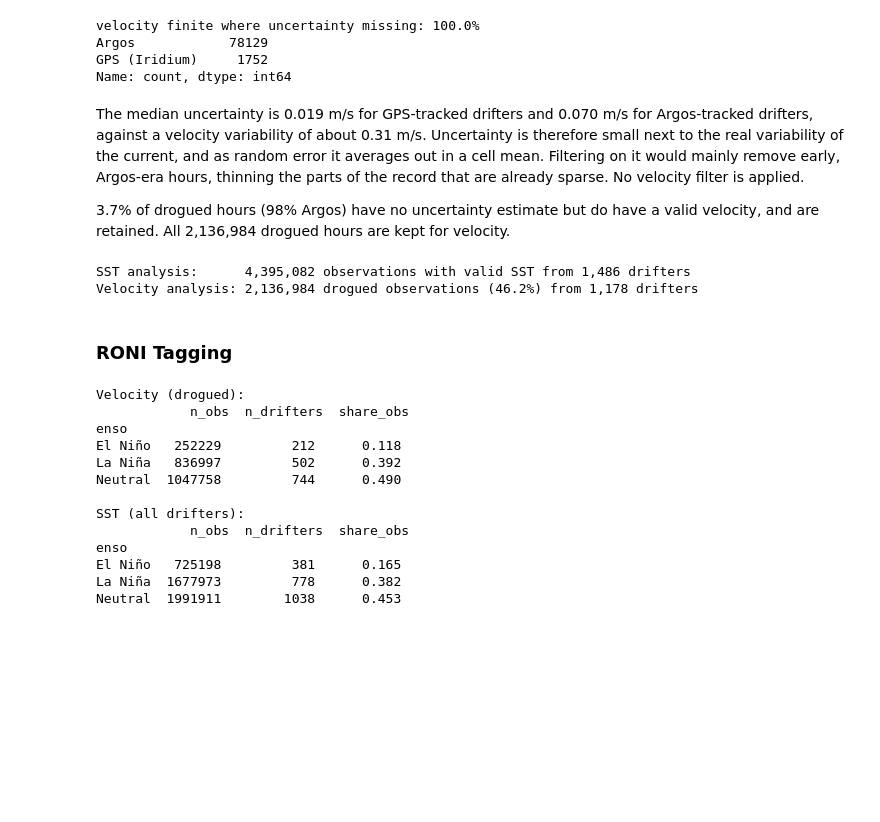
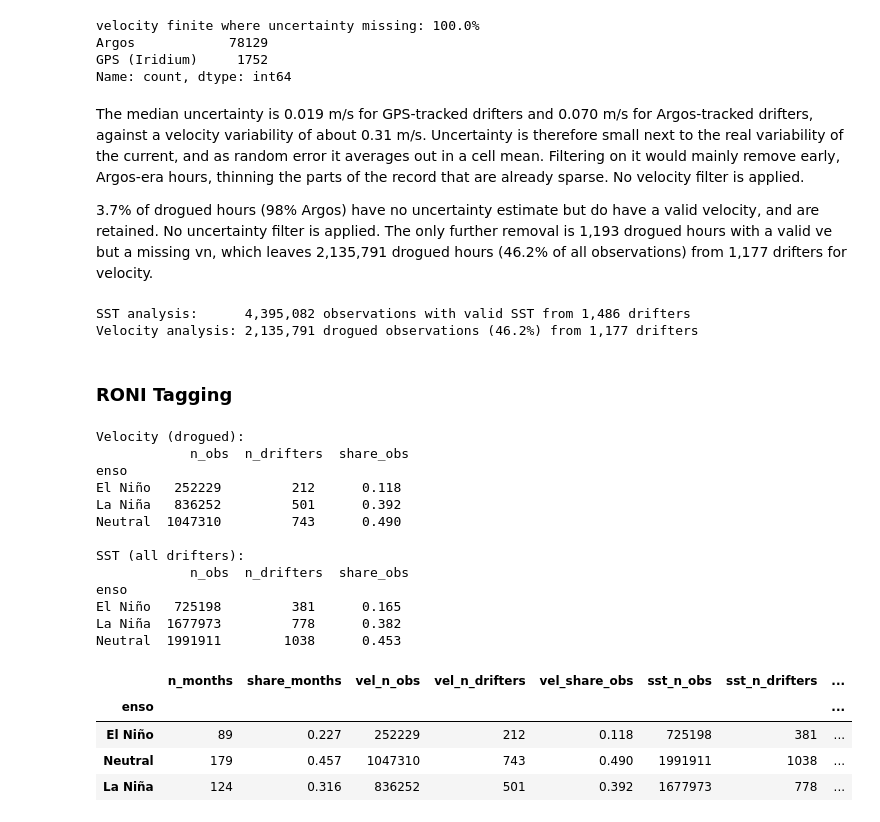
Before and after one commit to sean-25/2026-DATA3001-G6-Global-Drifter-Project, a Jupyter notebook: src/01_data_prep_roni_gdp.ipynb, the cells around one changed output. Drawn from its saved outputs; the diff is of its cells as text; code cells hidden in the pictures; blank space fills up the shorter version.

```diff
--- a/src/01_data_prep_roni_gdp.ipynb
+++ b/src/01_data_prep_roni_gdp.ipynb
@@ -138,3 +187,3 @@ if not RAW_PATH.exists():                     # extract once, then reload from p
 # %%
 # --- Load region observation data ---
-df = pd.read_parquet("../data/kuroshio_obs.parquet")
+df = pd.read_parquet(RAW_PATH)
@@ -201,3 +256,13 @@ flg_sst
 4        399
 5    4395082
 Name: count, dtype: int64
+# %%
+# --- Keep SST only where estimate and uncertainty are both in range (flag 5) ---
+# SST stays in Kelvin here: notebooks 02, 03 and 05 convert to °C themselves.
+sst_bad = df["flg_sst"] != SST_GOOD_FLAG
+print(f"SST values set to NaN (flag != {SST_GOOD_FLAG}): {(sst_bad & df['sst'].notna()).sum():,}")
+summary["sst_set_to_nan"] = int((sst_bad & df["sst"].notna()).sum())
+df.loc[sst_bad, "sst"] = np.nan
+
+summary["valid_sst_obs"]  = int(df["sst"].notna().sum())
+print(f"valid SST observations: {summary['valid_sst_obs']:,}")
@@ -248,6 +329,17 @@ print(f"drogued (flag + date agree): {df['drogued'].sum():,}")
 # The per-drifter date columns are no longer needed downstream
 df = df.drop(columns=["drogue_lost_date", "end_date"])
 
+summary["drogued_flag_only"]     = int(df["drogue_status"].sum())
+summary["drogued_flag_and_date"] = int(df["drogued"].sum())
+
+# Velocity needs both components: drogued hours with a missing vn are set to undrogued,
+# so the saved parquet's drogued column already excludes them
+assert not (df["drogued"] & df["ve"].isna()).any()      # ve is never missing on drogued hours
+vn_missing = df["drogued"] & df["vn"].isna()
+print(f"drogued hours with missing vn (set to undrogued): {vn_missing.sum():,}")
+summary["drogued_one_velocity_missing_removed"] = int(vn_missing.sum())
+df.loc[vn_missing, "drogued"] = False
+
 # Drogued only: use for current velocity (ve, vn)
 df_drogued = df[df["drogued"]].copy()
 # %% [output]
@@ -285,16 +378,20 @@ Name: count, dtype: int64
 # %% [markdown]
 The median uncertainty is 0.019 m/s for GPS-tracked drifters and 0.070 m/s for Argos-tracked drifters, against a velocity variability of about 0.31 m/s. Uncertainty is therefore small next to the real variability of the current, and as random error it averages out in a cell mean. Filtering on it would mainly remove early, Argos-era hours, thinning the parts of the record that are already sparse. No velocity filter is applied.
 
-3.7% of drogued hours (98% Argos) have no uncertainty estimate but do have a valid velocity, and are retained. All 2,136,984 drogued hours are kept for velocity.
+3.7% of drogued hours (98% Argos) have no uncertainty estimate but do have a valid velocity, and are retained. No uncertainty filter is applied. The only further removal is 1,193 drogued hours with a valid ve but a missing vn, which leaves 2,135,791 drogued hours (46.2% of all observations) from 1,177 drifters for velocity.
 # %%
 sst_ok = df["sst"].notna()
 print(f"SST analysis:      {sst_ok.sum():,} observations with valid SST "
       f"from {df.loc[sst_ok, 'id'].nunique():,} drifters")
 print(f"Velocity analysis: {len(df_drogued):,} drogued observations "
       f"({len(df_drogued) / len(df):.1%}) from {df_drogued['id'].nunique():,} drifters")
+
+summary["valid_sst_drifters"]        = int(df.loc[sst_ok, "id"].nunique())
+summary["drogued_velocity_obs"]      = int(len(df_drogued))
+summary["drogued_velocity_drifters"] = int(df_drogued["id"].nunique())
 # %% [output]
 SST analysis:      4,395,082 observations with valid SST from 1,486 drifters
-Velocity analysis: 2,136,984 drogued observations (46.2%) from 1,178 drifters
+Velocity analysis: 2,135,791 drogued observations (46.2%) from 1,177 drifters
 # %% [markdown]
 ### RONI Tagging
 # %%
@@ -306,7 +403,7 @@ df["enso"] = month.map(roni_phase)    # "El Niño" / "La Niña" / "Neutral"
 assert df["roni"].notna().all()       # every month 1990–2022 is in RONI, so none missing
 
 # --- Recreate the drogued subset so it carries roni/enso too ---
-# Uses the cross-checked drogue column (flag + loss date agree)
+# Uses the cross-checked drogue column (flag + loss date agree, vn present)
 df_drogued = df[df["drogued"]].copy()
 
 # --- How much data each ENSO phase has ---
@@ -316,15 +413,17 @@ def phase_summary(d, value_col):
     s["share_obs"] = (s["n_obs"] / s["n_obs"].sum()).round(3)
     return s
 
-print("Velocity (drogued):\n", phase_summary(df_drogued, "ve"), "\n")
-print("SST (all drifters):\n", phase_summary(df, "sst"))
+vel_support = phase_summary(df_drogued, "ve")
+sst_support = phase_summary(df, "sst")
+print("Velocity (drogued):\n", vel_support, "\n")
+print("SST (all drifters):\n", sst_support)
 # %% [output]
 Velocity (drogued):
             n_obs  n_drifters  share_obs
 enso
 El Niño   252229         212      0.118
-La Niña   836997         502      0.392
-Neutral  1047758         744      0.490
+La Niña   836252         501      0.392
+Neutral  1047310         743      0.490
 
 SST (all drifters):
             n_obs  n_drifters  share_obs
@@ -332,5 +431,23 @@ enso
 El Niño   725198         381      0.165
 La Niña  1677973         778      0.382
 Neutral  1991911        1038      0.453
+# %%
+# --- ENSO phase support table (Section 3) ---
+phase_table = pd.concat([
+    phase_months.rename("n_months"),
+    (phase_months / phase_months.sum()).round(3).rename("share_months"),
+    vel_support.add_prefix("vel_"),
+    sst_support.add_prefix("sst_"),
+], axis=1).reindex(["El Niño", "Neutral", "La Niña"])
+phase_table.index.name = "enso"
+
+phase_table.to_csv(PHASE_TABLE_PATH)
+phase_table
+# %% [output]
+|  | n_months | share_months | vel_n_obs | vel_n_drifters | vel_share_obs | sst_n_obs | sst_n_drifters | ... |
+| enso |  |  |  |  |  |  |  | ... |
+| El Niño | 89 | 0.227 | 252229 | 212 | 0.118 | 725198 | 381 | ... |
+| Neutral | 179 | 0.457 | 1047310 | 743 | 0.490 | 1991911 | 1038 | ... |
+| La Niña | 124 | 0.316 | 836252 | 501 | 0.392 | 1677973 | 778 | ... |
 # %%
 # Cleaned + RONI-tagged Kuroshio subset (all drifters; drogue filter applied in analysis)
```
Also changed, not shown: parts of 26 cells of this notebook, 7 other files.
